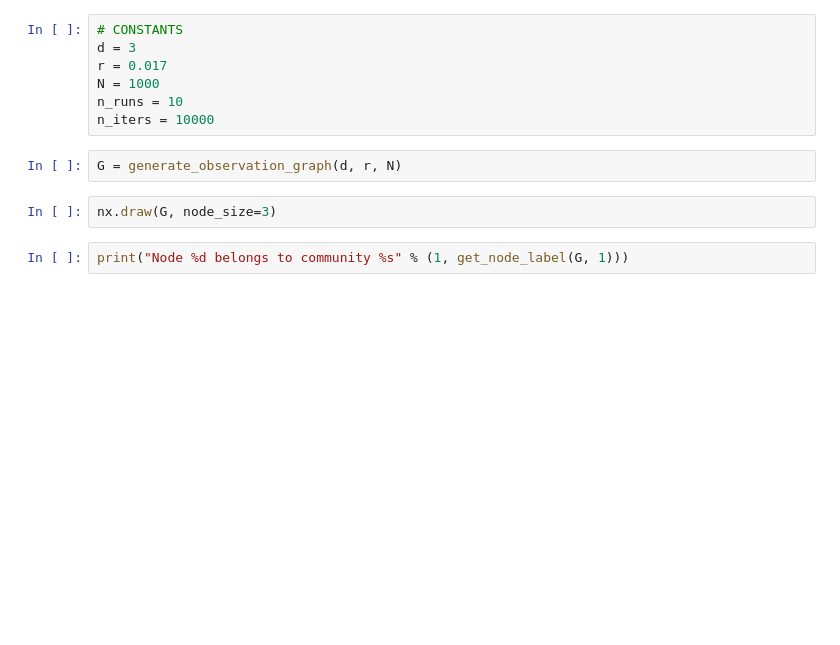
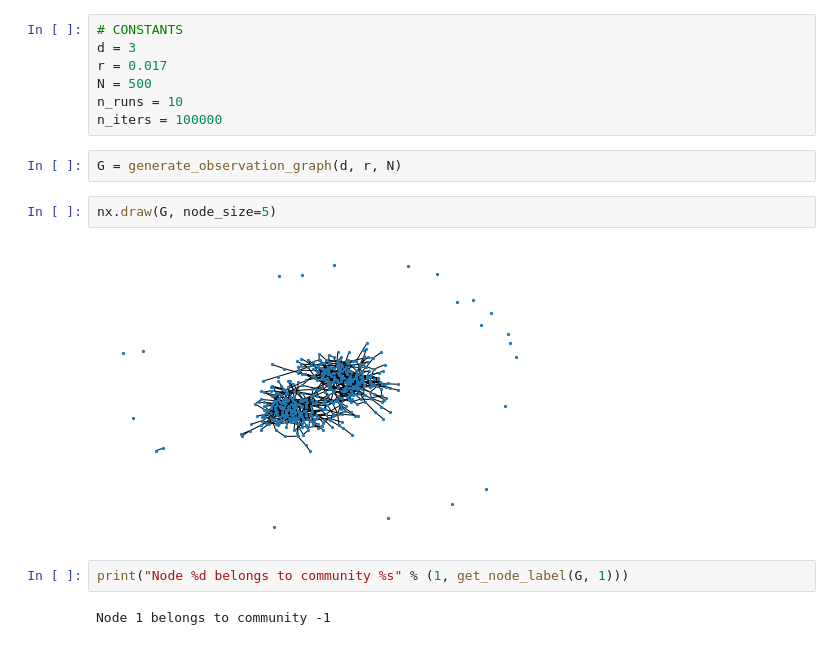
Before and after one commit to davidemazzali/markov-chains-project, a Jupyter notebook: project.ipynb, the cells around one changed output. Cells and saved outputs as stored; diff of their text form; blank space fills up the shorter version.

```diff
--- a/project.ipynb
+++ b/project.ipynb
@@ -10,15 +10,19 @@ from tqdm.notebook import tqdm
 # CONSTANTS
 d = 3
 r = 0.017
-N = 1000
+N = 500
 n_runs = 10
-n_iters = 10000
+n_iters = 100000
 # %%
 G = generate_observation_graph(d, r, N)
 # %%
-nx.draw(G, node_size=3)
+nx.draw(G, node_size=5)
+# %% [output]
+[figure, added]
 # %%
 print("Node %d belongs to community %s" % (1, get_node_label(G, 1)))
+# %% [output]
+Node 1 belongs to community -1
 # %%
 qualities = []
 for run in range(n_runs):
```
Also changed, not shown: parts of 1 cell of this notebook, 1 other file.
